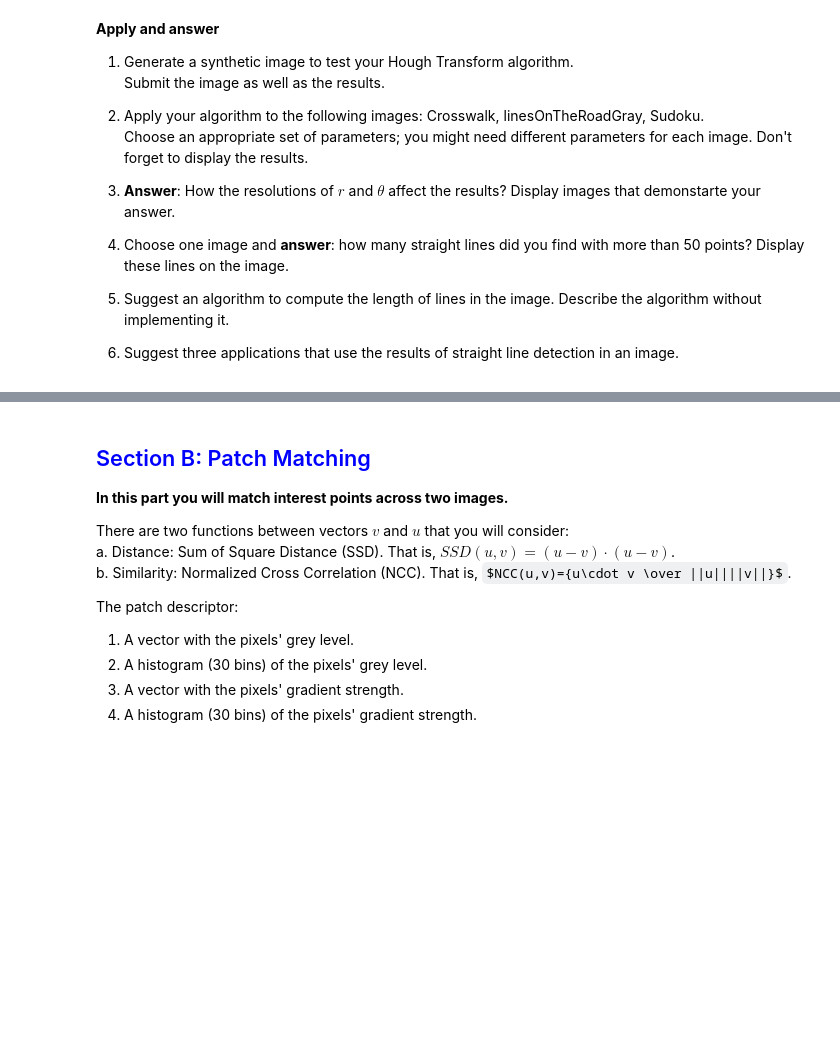
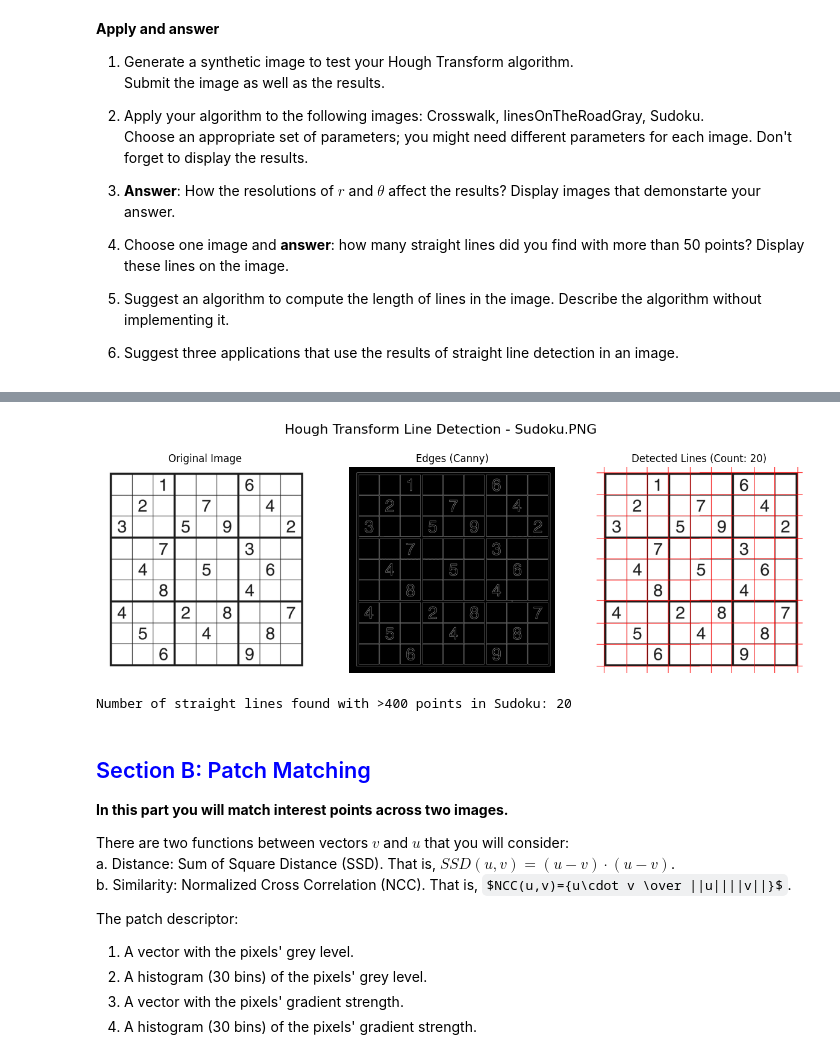
Before and after one commit to shaytanne/runi-cv-hw, a Jupyter notebook: hw2/hw2_ID_ID.ipynb, the cells around one changed output, grey strips where cells are left out. Drawn from its saved outputs; the diff is of its cells as text; code cells hidden in the pictures; some formulas as TeX source; blank space fills up the shorter version.

```diff
--- a/hw2/hw2_ID_ID.ipynb
+++ b/hw2/hw2_ID_ID.ipynb
@@ -97,7 +97,7 @@ You may add parameters to the functions, as long as you provide clear explanatio
 # Input: a set of edge points (or corners), and the resolution of the distance and angles.
 # Output: the Hough matrix (H) containing votes for lines represented by r and theta.
 
-def H_matrix(L_points: np.ndarray, resolution_r: int, resolution_ang: int, img_shape: tuple[int, int]) -> tuple[np.ndarray, np.ndarray, float]:
+def H_matrix(L_points: np.ndarray, resolution_r: int, resolution_ang: int, img_shape: tuple[int, int]) -> tuple[np.ndarray, np.ndarray, np.ndarray]:
     """
     Computes H matrix
     - maps r,theta values to bins according to the specified resolutions
@@ -137,7 +137,7 @@ def H_matrix(L_points: np.ndarray, resolution_r: int, resolution_ang: int, img_s
 
     # accumulate votes in H matrix
     H = np.zeros((num_r_bins, num_theta_bins), dtype=int)   # shape: [num_r_bins, num_theta_bins]
-    np.add.at(a=H, indices=(r_bin_idxs, theta_bin_idxs), b=1)
+    np.add.at(H, (r_bin_idxs, theta_bin_idxs), 1)
 
     # H histogram r-axis ticks (theta-axis ticks are original theta array)
     r_bin_center_vals = (np.arange(num_r_bins) * resolution_r) - r_max
@@ -149,7 +149,7 @@ def H_matrix(L_points: np.ndarray, resolution_r: int, resolution_ang: int, img_s
 # Output: a list of triplets (r, theta, num_points) where
 # num_points is the number of points on that line.
 
-def list_lines(H: np.ndarray, min_num_points: int, theta_ticks: np.ndarray, r_ticks: np.ndarray) -> list:
+def list_lines(H: np.ndarray, min_num_points: int, theta_ticks: np.ndarray, r_ticks: np.ndarray, nms_neighb_size: int = 5) -> list:
     """
     Extracts the local maxima from the Hough matrix.
     :param H: H matrix
@@ -170,9 +170,9 @@ def list_lines(H: np.ndarray, min_num_points: int, theta_ticks: np.ndarray, r_ti
     # boolean mask to track which bins were zeroed out by a higher neighboring vote
     suppressed = np.zeros_like(H, dtype=bool)
 
-    # define neighborhood size
-    offset = 2 # 5x5 grid
-    max_row, max_col = H.shape
+    # neighborhood size
+    offset = nms_neighb_size // 2
+    num_rows, num_cols = H.shape
 
     # greedy non-max Suppression:
     lines = []
@@ -184,10 +184,8 @@ def list_lines(H: np.ndarray, min_num_points: int, theta_ticks: np.ndarray, r_ti
         lines.append((r_ticks[row], theta_ticks[col], vote))
 
         # suppress bin's local neighborhood
-        r_min = max(0,       (row - offset))
-        r_max = min(max_row, (row + offset + 1))
-        c_min = max(0,       (col - offset))
-        c_max = min(max_col, (col + offset + 1))
+        r_min, r_max = np.clip([(row - offset), (row + offset + 1)], a_min=0, a_max=num_rows)
+        c_min, c_max = np.clip([(col - offset), (col + offset + 1)], a_min=0, a_max=num_cols)
 
         # update mask to suppress this neighborhood
         suppressed[r_min:r_max, c_min:c_max] = True
@@ -291,11 +403,25 @@ ax2.imshow(edges), ax2.set_title('Edge Image')
 # %%
 # Section A - Apply and answer (student code)
 # TODO: student implementation
 
-# lines_on_sudoku_overlay = ...  # colour image with detected lines on Sudoku
-# resolution_effect = "..."
-# line_length_algorithm = "..."
-# line_detection_applications = ["...", "...", "..."]
+# colour image with detected lines on Sudoku
+lines_sudoku, lines_on_sudoku_overlay = straight_lines(
+    image_file=Path("images/Sudoku.PNG"),
+    resolution_r=2,
+    resolution_ang=1,
+    min_num_points=400,
+    nms_neighb_size=15,
+    display=True
+)
+print(f"Number of straight lines found with >400 points in Sudoku: {len(lines_sudoku)}")
+
+
+resolution_effect = "..."
+line_length_algorithm = "..."
+line_detection_applications = ["...", "...", "..."]
+# %% [output]
+[figure, added]
+Number of straight lines found with >400 points in Sudoku: 20
 # %% [markdown]
 ## <span style="color:blue">Section B: Patch Matching </span>
 **In this part you will match interest points across two images.**
```
Also changed, not shown: parts of 5 cells of this notebook, 1 other file.
